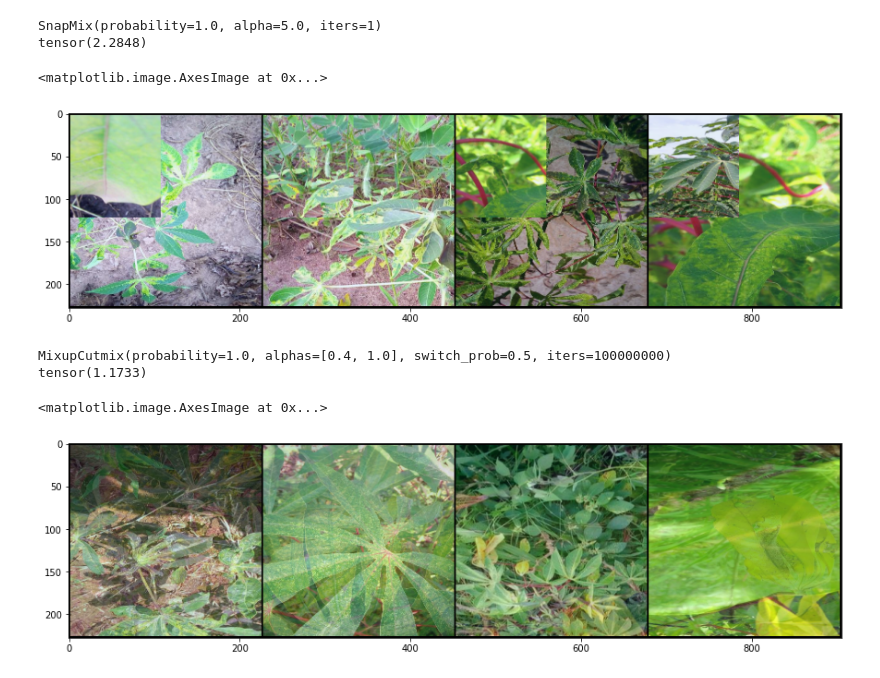
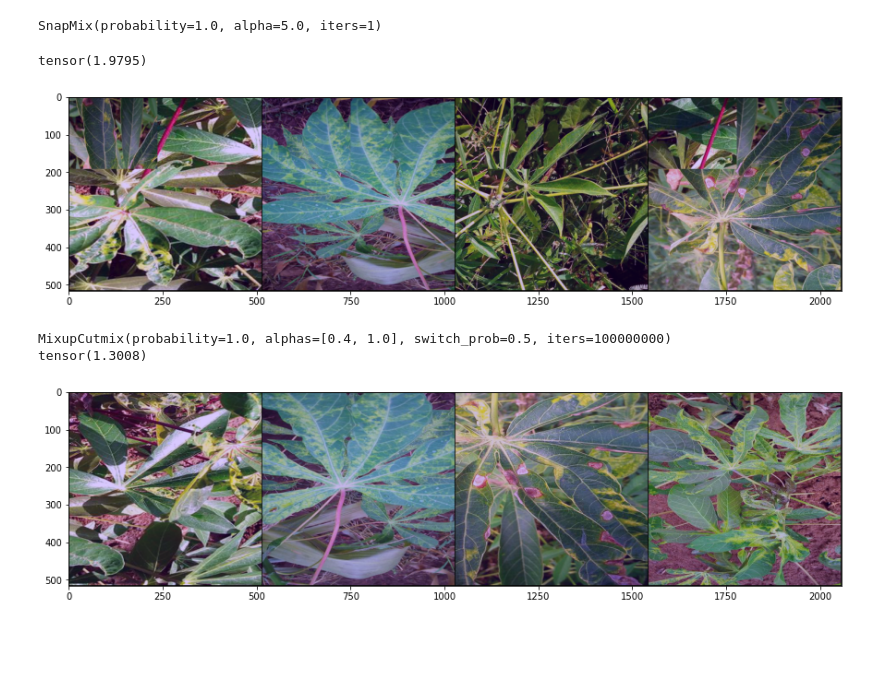
Before and after one commit to benihime91/leaf-disease-classification-kaggle, a Jupyter notebook: nbs/01_mixmethods.ipynb, the cells around one changed output. Saved outputs shown, nothing was run; the diff lists cells and outputs as text; code cells hidden in the pictures; blank space fills up the shorter version.

```diff
--- a/nbs/01_mixmethods.ipynb
+++ b/nbs/01_mixmethods.ipynb
@@ -122,17 +171,18 @@ class Mixup:
         return loss
 # %%
 lf = torch.nn.CrossEntropyLoss()
-mx = Mixup(0.4, conf_prob=1.0)
+mx = Mixup(0.4, conf_prob=1.0, steps=1)
 print(mx)
 
 im = test_func(mx)
-grid = make_grid(im[:4], normalize=True).permute(1, 2, 0).data.numpy()
+grid = make_grid(im[:6], normalize=True).permute(1, 2, 0).data.numpy()
 
 pred = F.one_hot(mx.yb1, len(idx2lbl)).float()
 loss = mx.loss(lf, pred)
 
+print(dl.dataset.curr_tfms)
 print(loss)
 
 plt.figure(figsize=(15, 15))
-plt.imshow(grid)
+plt.imshow(grid);
 # %% [output]
@@ -188,6 +267,9 @@ class Cutmix:
         if self.curr_step < self.steps:
             xb = self.call(xb=xb, yb=yb, model=model)
         else:
+            if self.curr_step == self.steps:
+                logger.info(f"Threshold steps reached, stopping {self.__str__()}")
+
             self.yb1 = yb
             self.is_active = False
 
@@ -232,7 +314,13 @@ class Cutmix:
         if self.is_active:
             with NoneReduce(self.old_lf) as lf:
                 loss = torch.lerp(lf(pred, self.yb2), lf(pred, self.yb1), self.lam)
-            loss = loss.mean() if reduction == "mean" else loss.sum() if reduction == "sum" else loss
+            loss = (
+                loss.mean()
+                if reduction == "mean"
+                else loss.sum()
+                if reduction == "sum"
+                else loss
+            )
 
         if not self.is_active:
             loss = self.old_lf(pred, self.yb1)
@@ -361,6 +459,9 @@ class SnapMix:
         if self.curr_step < self.steps:
             xb = self.call(xb=xb, yb=yb, model=model)
         else:
+            if self.curr_step == self.steps:
+                logger.info(f"Threshold steps reached, stopping {self.__str__()}")
+
             self.yb1 = yb
             self.is_active = False
 
@@ -469,6 +570,9 @@ model = SnapMixTransferLearningModel(encoder, c=len(idx2lbl),)
 
 sx = SnapMix(alpha=5.0, conf_prob=1.0, steps=1)
 print(sx)
+
+ds = FancyImageDataset(dataframe=df, cfg=cfg)
+dl = DataLoader(ds, batch_size=cfg.datamodule.bs,)
 
 im = test_func(sx, model=model)
 grid = make_grid(im[:4], normalize=True).permute(1, 2, 0).data.numpy()
@@ -479,12 +583,11 @@ loss = sx.loss(lf, pred)
 print(loss)
 
 plt.figure(figsize=(15, 15))
-plt.imshow(grid)
+plt.imshow(grid);
 # %% [output]
 SnapMix(probability=1.0, alpha=5.0, iters=1)
-tensor(2.2848)
-<matplotlib.image.AxesImage at 0x...>
+tensor(1.9795)
-[figure, old version]
+[figure, new version]
 # %%
 # export
 class MixupAndCutmix:
@@ -540,6 +643,9 @@ class MixupAndCutmix:
         if self.curr_step < self.steps:
             xb = self.call(xb=xb, yb=yb, model=model)
         else:
+            if self.curr_step == self.steps:
+                logger.info(f"Threshold steps reached, stopping {self.__str__()}")
+
             self.yb1 = yb
             self.is_active = False
 
@@ -577,22 +683,24 @@ class MixupAndCutmix:
 
         return loss
 # %%
+ds = FancyImageDataset(dataframe=df, cfg=cfg)
+dl = DataLoader(ds, batch_size=cfg.datamodule.bs,)
+
 meth = MixupAndCutmix(cutmix_alpha=1.0, mixup_alpha=0.4, switch_prob=0.5, conf_prob=1.0)
 print(meth)
 
 im = test_func(meth, model=model)
 grid = make_grid(im[:4], normalize=True).permute(1, 2, 0).data.numpy()
 
 pred = F.one_hot(meth.yb1, len(idx2lbl)).float()
 loss = meth.loss(lf, pred)
 
 print(loss)
 
 plt.figure(figsize=(15, 15))
-plt.imshow(grid)
+plt.imshow(grid);
 # %% [output]
 MixupCutmix(probability=1.0, alphas=[0.4, 1.0], switch_prob=0.5, iters=100000000)
-tensor(1.1733)
+tensor(1.3008)
-<matplotlib.image.AxesImage at 0x...>
-[figure, old version]
+[figure, new version]
 # %%
```
Also changed, not shown: parts of 13 cells of this notebook, 24 other files.
